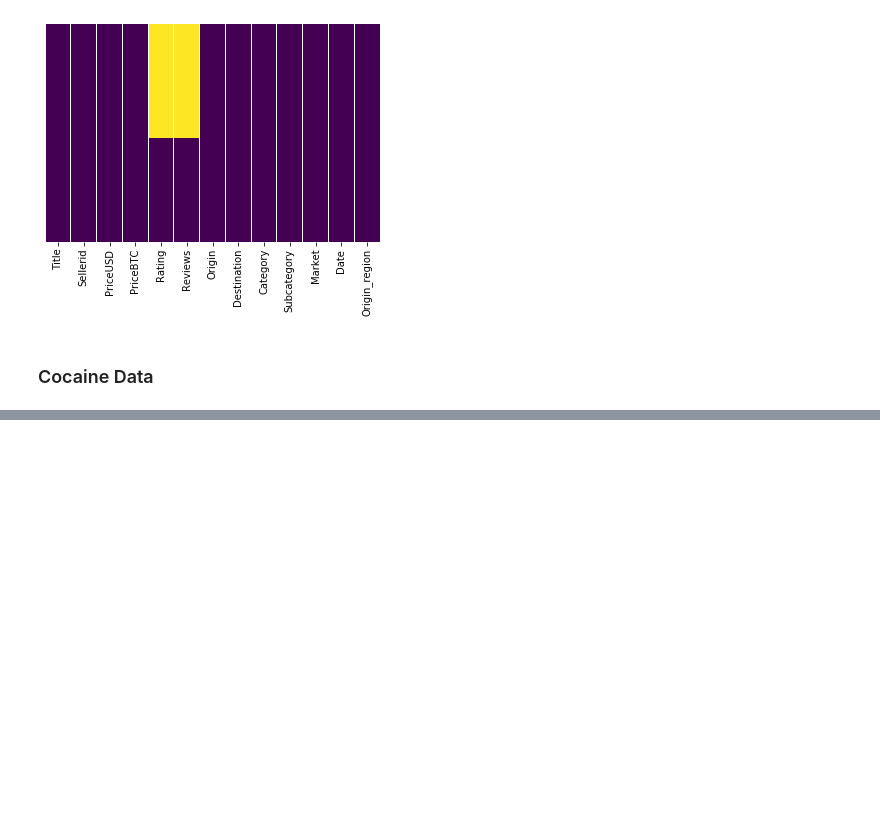
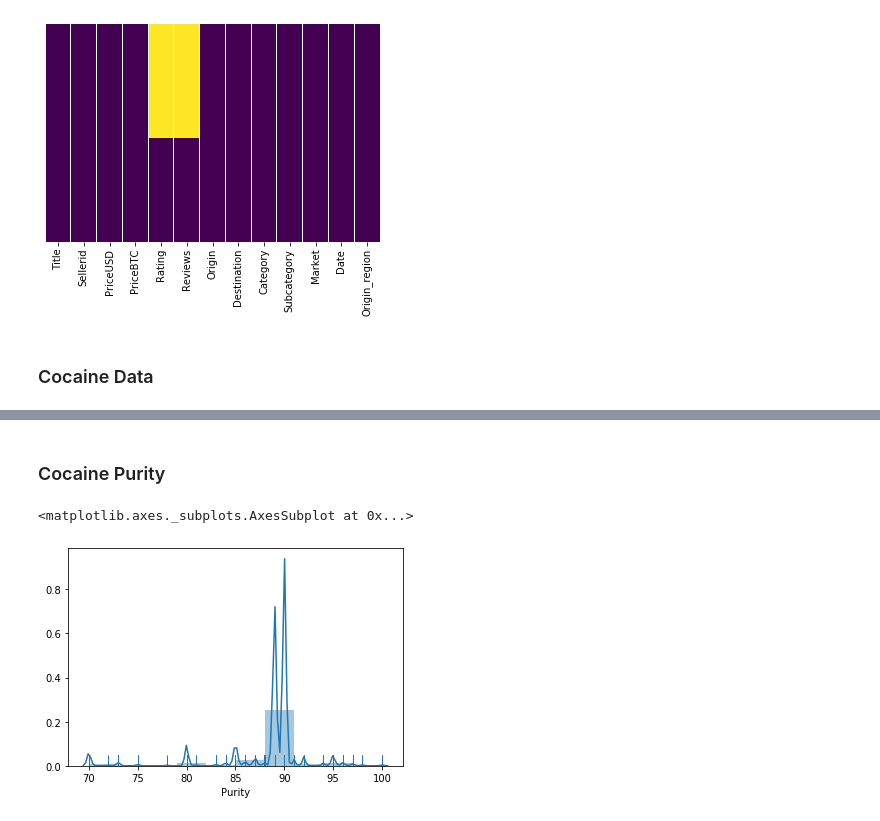
Before and after one commit to danielpetterson/darkwebmarkets, a Jupyter notebook: Silkroad2Data.ipynb, the cells around one changed output, grey strips where cells are left out. Drawn from its saved outputs; the diff is of its cells as text; code cells hidden in the pictures; blank space fills up the shorter version.

```diff
--- a/Silkroad2Data.ipynb
+++ b/Silkroad2Data.ipynb
@@ -381,0 +399,8 @@ dfcoca[dfcoca['Gram_Price'] < 700]['Gram_Price'].hist()
+# %% [markdown]
+### Cocaine Purity
+# %%
+# Histogram of cocaine purity
+sns.distplot(dfcoca['Purity'],bins=10, hist=True, rug=True)
+# %% [output]
+<matplotlib.axes._subplots.AxesSubplot at 0x...>
+[figure, added]
```
Also changed, not shown: parts of 11 cells of this notebook.
